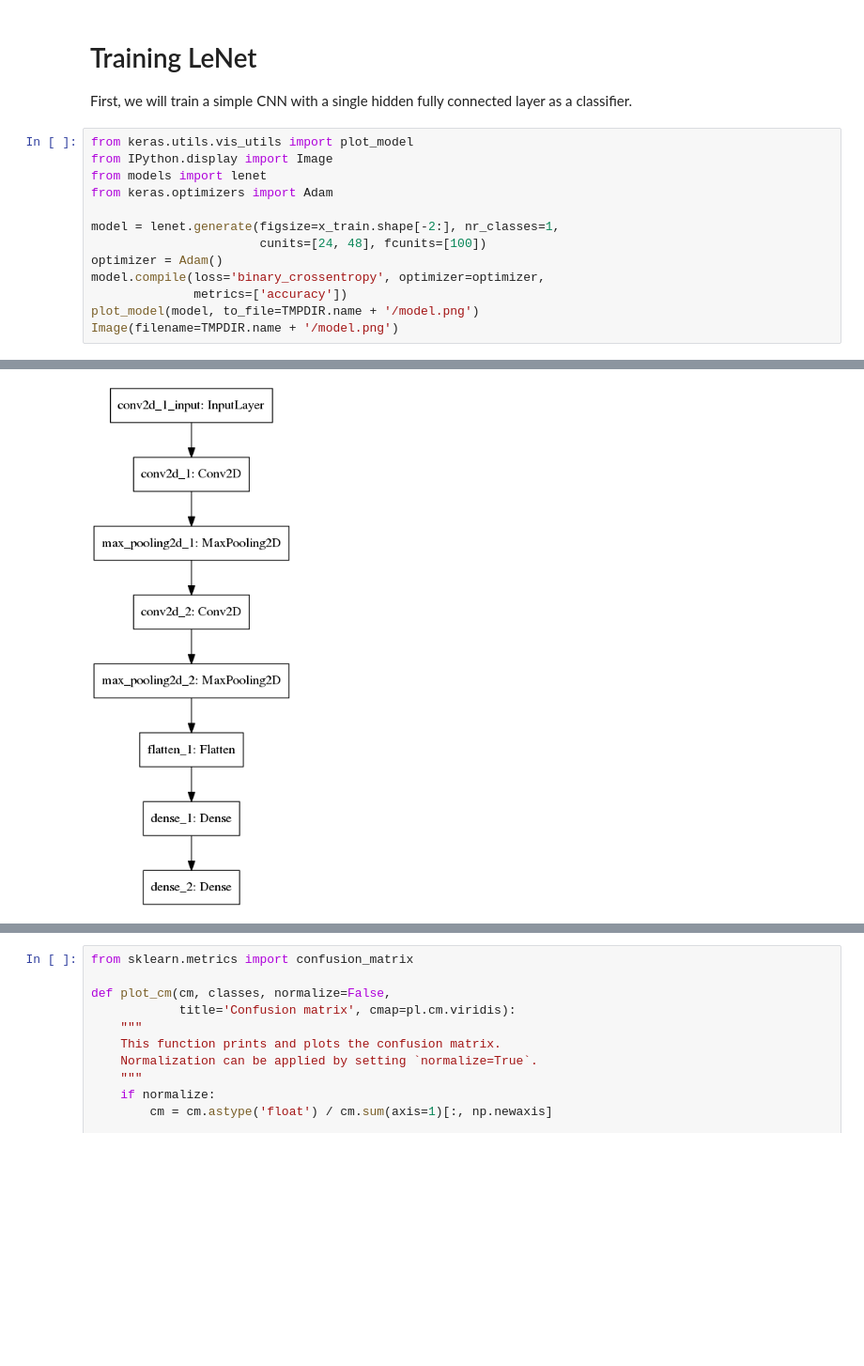
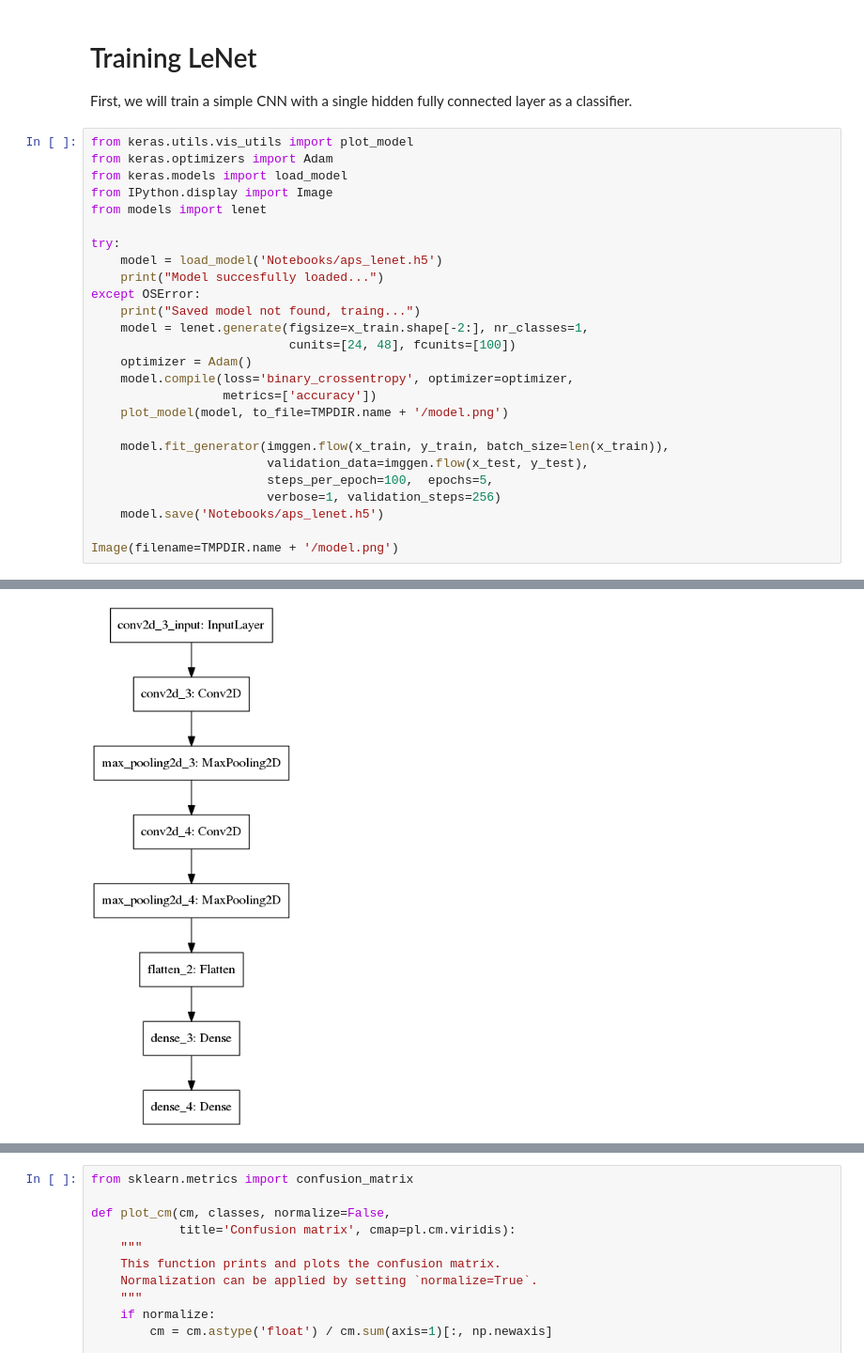
Before and after one commit to dseuss/ml-experiments, a Jupyter notebook: Notebooks/APS Captcha.ipynb, the cells around one changed output, grey strips where cells are left out. Shown at 94% size. Cells and saved outputs as stored; diff of their text form; blank space fills up the shorter version.

```diff
--- a/Notebooks/APS Captcha.ipynb
+++ b/Notebooks/APS Captcha.ipynb
@@ -111,15 +122,28 @@ for batch in it.islice(imggen.flow(x_train, batch_size=5), 2):
 First, we will train a simple CNN with a single hidden fully connected layer as a classifier.
 # %%
 from keras.utils.vis_utils import plot_model
+from keras.optimizers import Adam
+from keras.models import load_model
 from IPython.display import Image
 from models import lenet
-from keras.optimizers import Adam
 
-model = lenet.generate(figsize=x_train.shape[-2:], nr_classes=1,
-                       cunits=[24, 48], fcunits=[100])
-optimizer = Adam()
-model.compile(loss='binary_crossentropy', optimizer=optimizer,
-              metrics=['accuracy'])
-plot_model(model, to_file=TMPDIR.name + '/model.png')
+try:
+    model = load_model('Notebooks/aps_lenet.h5')
+    print("Model succesfully loaded...")
+except OSError:
+    print("Saved model not found, traing...")
+    model = lenet.generate(figsize=x_train.shape[-2:], nr_classes=1,
+                           cunits=[24, 48], fcunits=[100])
+    optimizer = Adam()
+    model.compile(loss='binary_crossentropy', optimizer=optimizer,
+                  metrics=['accuracy'])
+    plot_model(model, to_file=TMPDIR.name + '/model.png')
+
+    model.fit_generator(imggen.flow(x_train, y_train, batch_size=len(x_train)),
+                        validation_data=imggen.flow(x_test, y_test),
+                        steps_per_epoch=100,  epochs=5,
+                        verbose=1, validation_steps=256)
+    model.save('Notebooks/aps_lenet.h5')
+
 Image(filename=TMPDIR.name + '/model.png')
 # %% [output]
@@ -126 +161 @@ Image(filename=TMPDIR.name + '/model.png')
-[figure, old version]
+[figure, new version]
```
Also changed, not shown: parts of 15 cells of this notebook.
